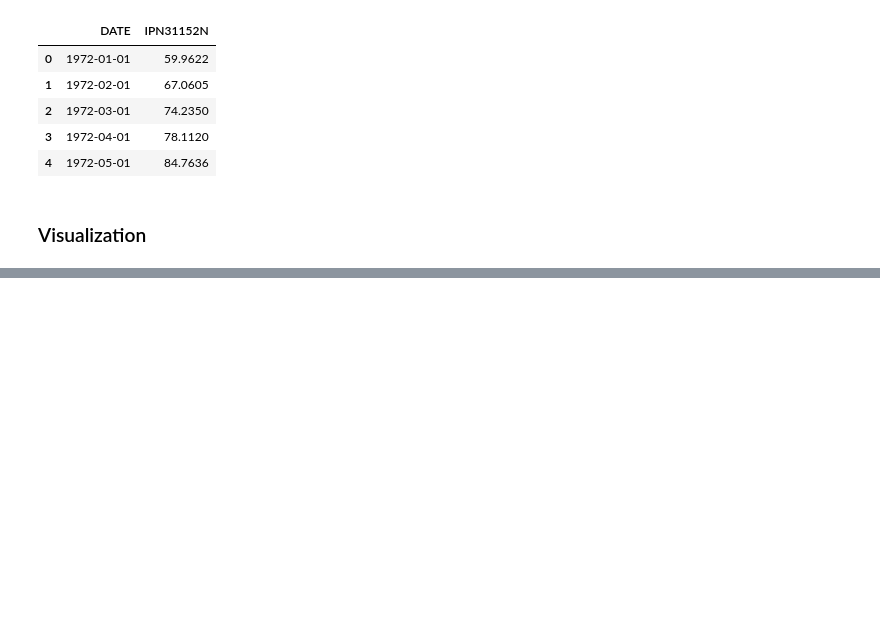
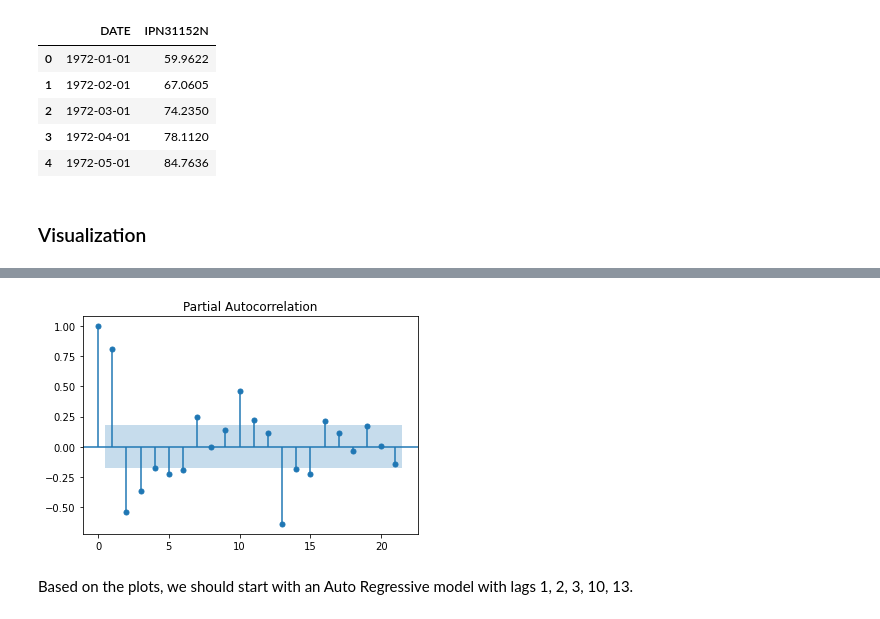
Before and after one commit to jonas-fullstack-dev/ts-auto-correlation, a Jupyter notebook: acf_pacf.ipynb, the cells around one changed output, grey strips where cells are left out. Cells and saved outputs as stored; diff of their text form; code cells hidden in the pictures; blank space fills up the shorter version.

```diff
--- a/acf_pacf.ipynb
+++ b/acf_pacf.ipynb
@@ -45,0 +52,6 @@ ParserError: month must be in 1..12: 201301-01
+# %%
+pacf_plot = plot_pacf(df_ice_cream.production)
+# %% [output]
+[figure, added]
+# %% [markdown]
+Based on the plots, we should start with an Auto Regressive model with lags 1, 2, 3, 10, 13.
```
Also changed, not shown: parts of 4 cells of this notebook.
